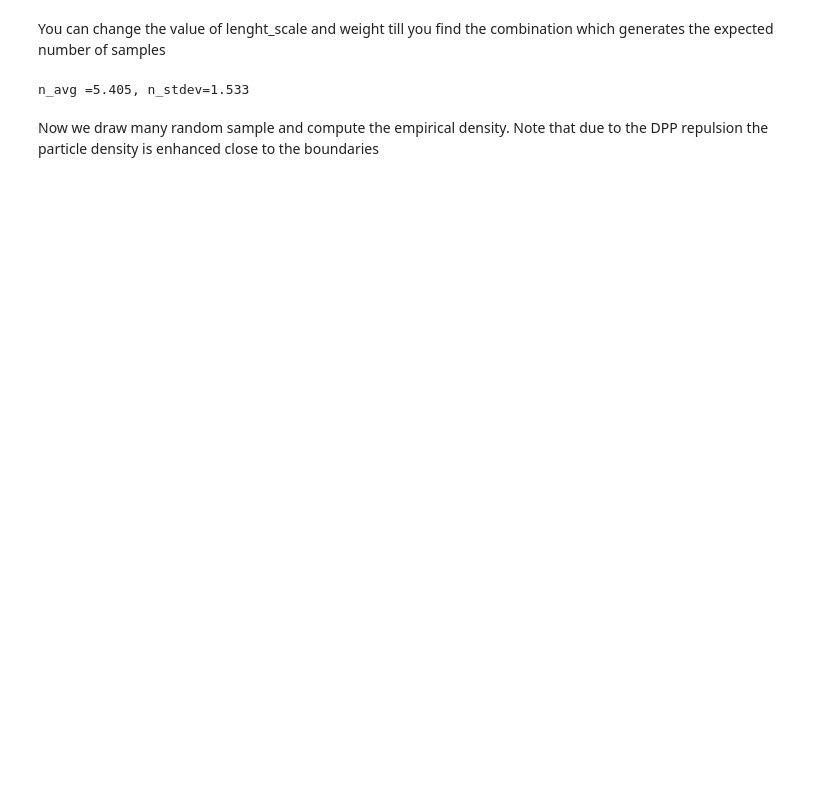
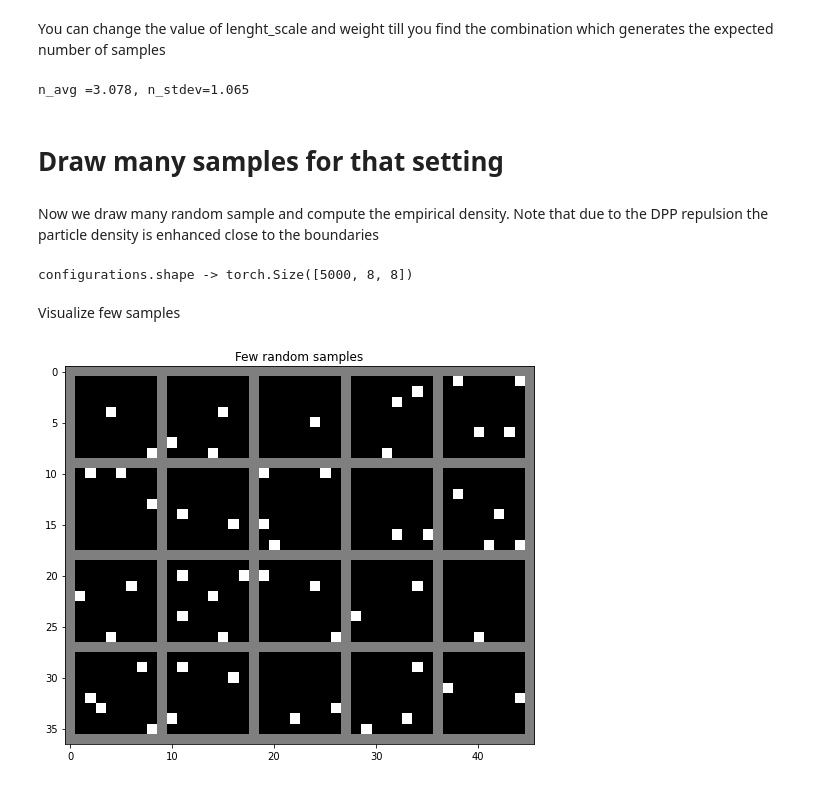
Before and after one commit to broadinstitute/genus, a Jupyter notebook: src/notebook2_DPP.ipynb, the cells around one changed output. Cells and saved outputs as stored; diff of their text form; code cells hidden in the pictures; blank space fills up the shorter version.

```diff
--- a/src/notebook2_DPP.ipynb
+++ b/src/notebook2_DPP.ipynb
@@ -57,17 +65,26 @@ You can change the value of lenght_scale and weight till you find the combinatio
 # %%
 grid_size = 8
 
-DPP = Grid_DPP(length_scale=4, weight=1.0)
+DPP = Grid_DPP(length_scale=5, weight=0.3)
 value = DPP.sample(size=torch.Size([grid_size, grid_size]))
 print("n_avg ={0:.3f}, n_stdev={1:.3f}".format(DPP.n_mean.item(), DPP.n_variance.item()))
 # %% [output]
-n_avg =5.405, n_stdev=1.533
+n_avg =3.078, n_stdev=1.065
+# %% [markdown]
+# Draw many samples for that setting
 # %% [markdown]
 Now we draw many random sample and compute the empirical density.
 Note that due to the DPP repulsion the particle density is enhanced close to the boundaries
+# %%
+n_samples=5000
+value = DPP.sample(size=torch.Size([n_samples, grid_size, grid_size]))
+print("configurations.shape ->",value.shape)
+# %% [output]
+configurations.shape -> torch.Size([5000, 8, 8])
+# %% [markdown]
+Visualize few samples
 # %%
-n_samples=500
-value = DPP.sample(size=torch.Size([n_samples, grid_size, grid_size]))
-print("configurations.shape ->",value.shape)
 show_batch(value[:20].unsqueeze(-3).float(), n_col=5, pad_value=0.5, n_padding=1,
            title="Few random samples", figsize=(12,6))
+# %% [output]
+[figure, added]
```
Also changed, not shown: parts of 4 cells of this notebook, 7 other files.
